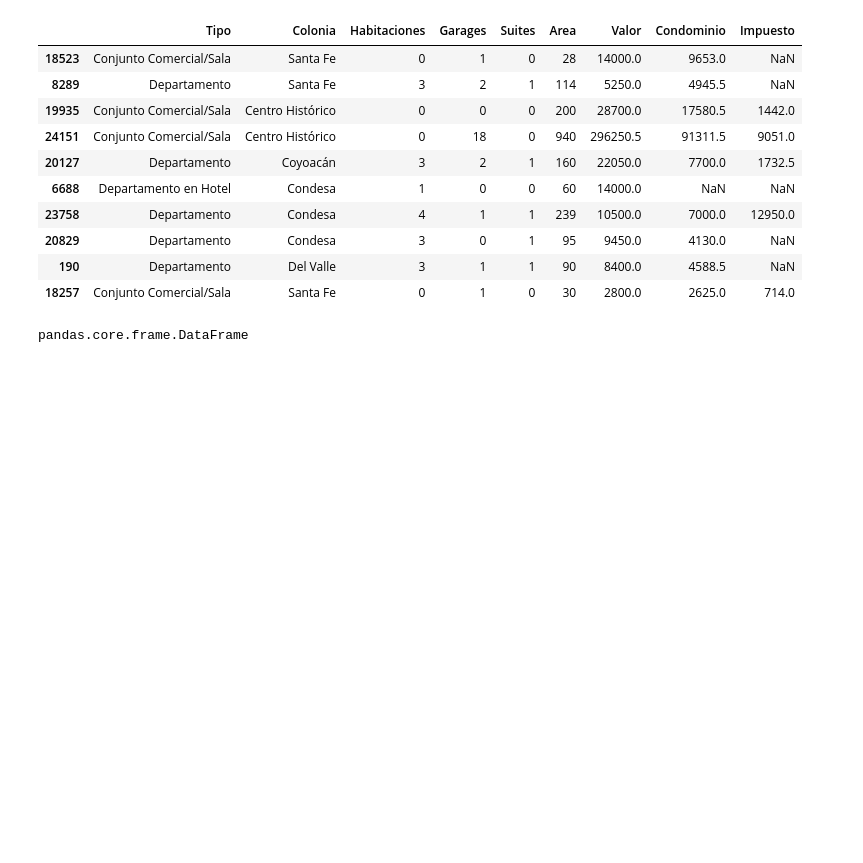
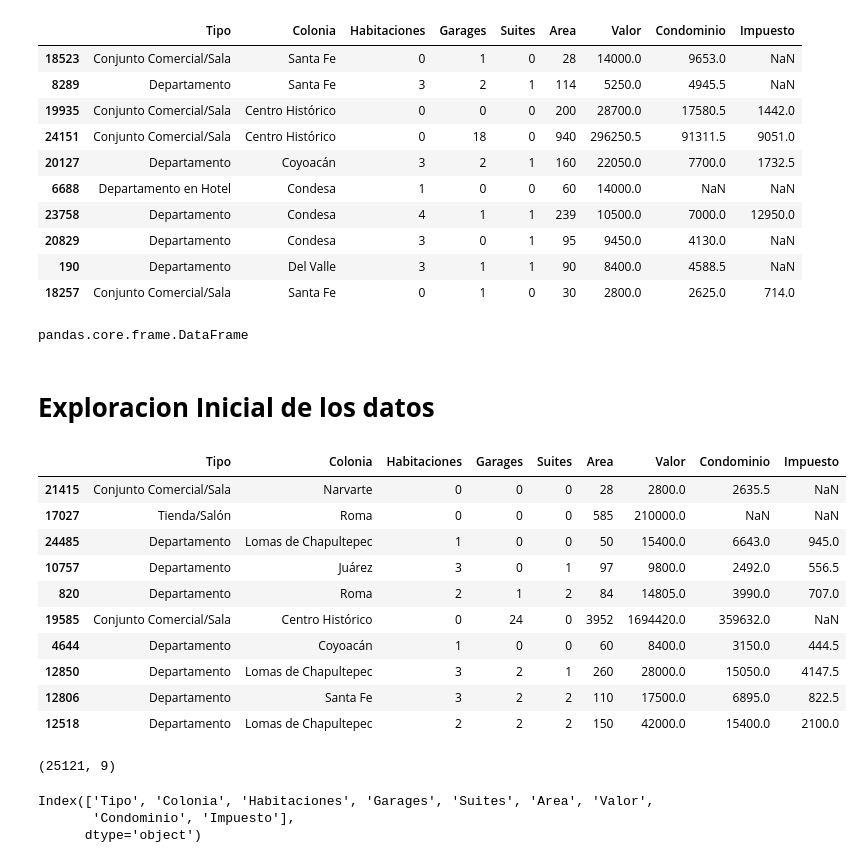
Before and after one commit to Scf300/Curso-Pandas-Data-Science, a Jupyter notebook: inmuebles_cdmx.ipynb, the cells around one changed output. Cells and saved outputs as stored; diff of their text form; code cells hidden in the pictures; blank space fills up the shorter version.

```diff
--- a/inmuebles_cdmx.ipynb
+++ b/inmuebles_cdmx.ipynb
@@ -98,3 +98,30 @@ datos.sample(10)
 type(datos)
 # %% [output]
 pandas.core.frame.DataFrame
+# %% [markdown]
+# **Exploracion Inicial de los datos**
+# %%
+datos.sample(10)
+# %% [output]
+|  | Tipo | Colonia | Habitaciones | Garages | Suites | Area | Valor | Condominio | Impuesto |
+| 21415 | Conjunto Comercial/Sala | Narvarte | 0 | 0 | 0 | 28 | 2800.0 | 2635.5 | NaN |
+| 17027 | Tienda/Salón | Roma | 0 | 0 | 0 | 585 | 210000.0 | NaN | NaN |
+| 24485 | Departamento | Lomas de Chapultepec | 1 | 0 | 0 | 50 | 15400.0 | 6643.0 | 945.0 |
+| 10757 | Departamento | Juárez | 3 | 0 | 1 | 97 | 9800.0 | 2492.0 | 556.5 |
+| 820 | Departamento | Roma | 2 | 1 | 2 | 84 | 14805.0 | 3990.0 | 707.0 |
+| 19585 | Conjunto Comercial/Sala | Centro Histórico | 0 | 24 | 0 | 3952 | 1694420.0 | 359632.0 | NaN |
+| 4644 | Departamento | Coyoacán | 1 | 0 | 0 | 60 | 8400.0 | 3150.0 | 444.5 |
+| 12850 | Departamento | Lomas de Chapultepec | 3 | 2 | 1 | 260 | 28000.0 | 15050.0 | 4147.5 |
+| 12806 | Departamento | Santa Fe | 3 | 2 | 2 | 110 | 17500.0 | 6895.0 | 822.5 |
+| 12518 | Departamento | Lomas de Chapultepec | 2 | 2 | 2 | 150 | 42000.0 | 15400.0 | 2100.0 |
+# %%
+# tamaño del dataframe
+datos.shape
+# %% [output]
+(25121, 9)
+# %%
+datos.columns
+# %% [output]
+Index(['Tipo', 'Colonia', 'Habitaciones', 'Garages', 'Suites', 'Area', 'Valor',
+       'Condominio', 'Impuesto'],
+      dtype='object')
```
Also changed, not shown: parts of 3 cells of this notebook.
